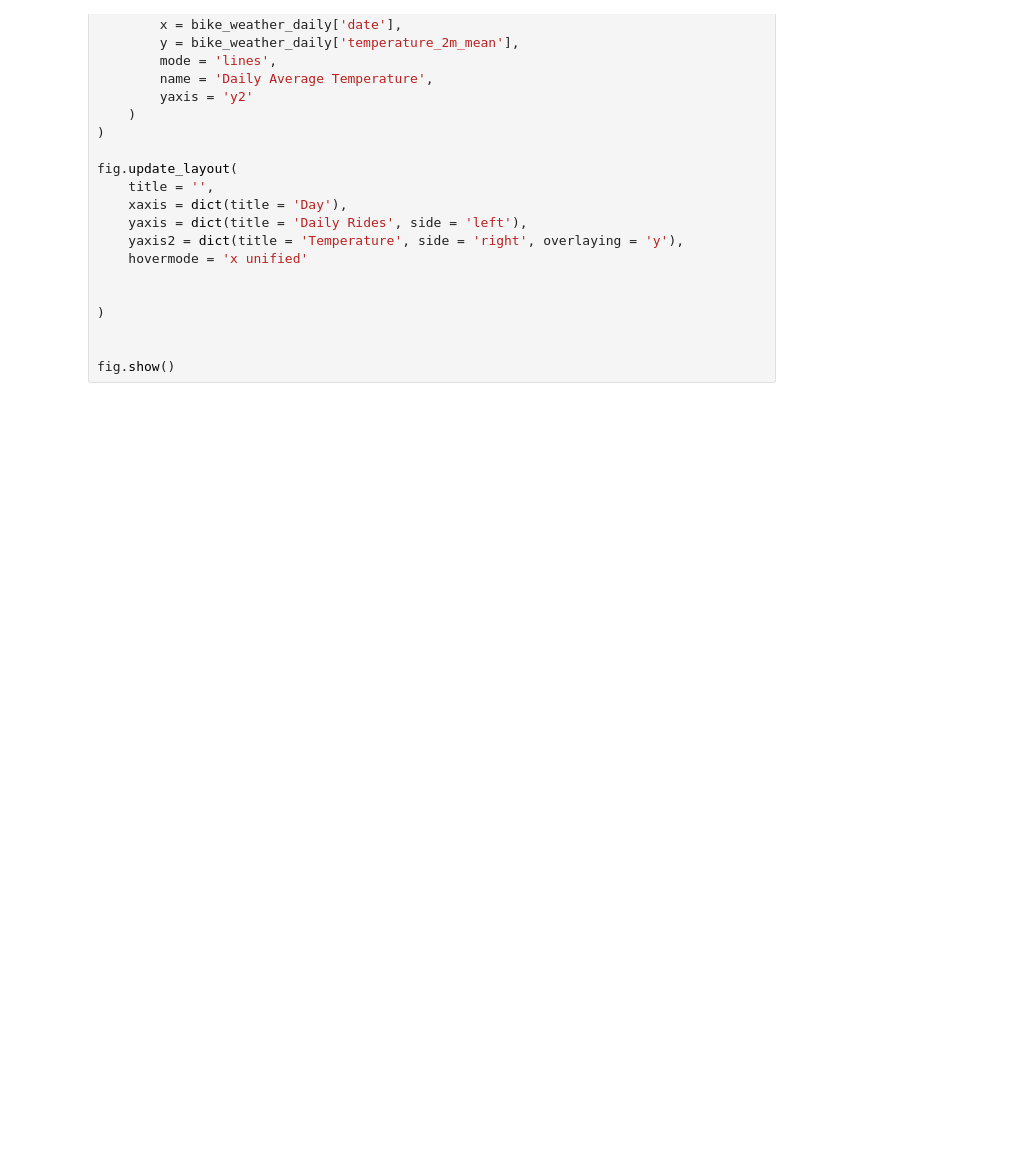
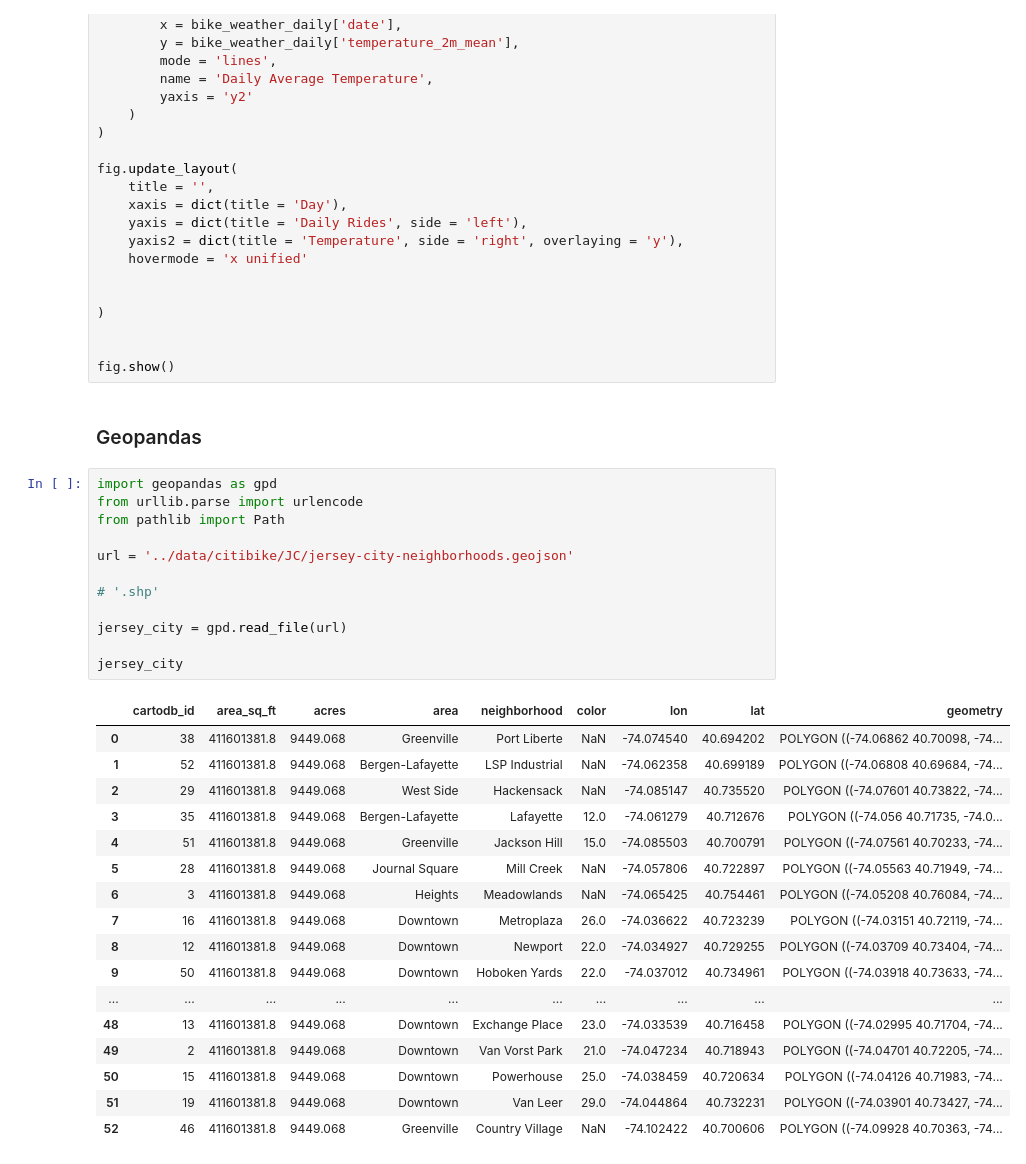
Before and after one commit to hovhannisyan91/aca, a Jupyter notebook: lab/python/notebooks/Session_15_2_geonalytics.ipynb, the cells around one changed output. Cells and saved outputs as stored; diff of their text form; blank space fills up the shorter version.

```diff
--- a/lab/python/notebooks/Session_15_2_geonalytics.ipynb
+++ b/lab/python/notebooks/Session_15_2_geonalytics.ipynb
@@ -1204,3 +1224,35 @@ fig.update_layout(
 
 
 fig.show()
+# %% [markdown]
+### Geopandas
+# %%
+import geopandas as gpd
+from urllib.parse import urlencode
+from pathlib import Path
+
+url = '../data/citibike/JC/jersey-city-neighborhoods.geojson'
+
+# '.shp'
+
+jersey_city = gpd.read_file(url)
+
+jersey_city
+# %% [output]
+|  | cartodb_id | area_sq_ft | acres | area | neighborhood | color | lon | lat | geometry |
+| 0 | 38 | 411601381.8 | 9449.068 | Greenville | Port Liberte | NaN | -74.074540 | 40.694202 | POLYGON ((-74.06862 40.70098, -74... |
+| 1 | 52 | 411601381.8 | 9449.068 | Bergen-Lafayette | LSP Industrial | NaN | -74.062358 | 40.699189 | POLYGON ((-74.06808 40.69684, -74... |
+| 2 | 29 | 411601381.8 | 9449.068 | West Side | Hackensack | NaN | -74.085147 | 40.735520 | POLYGON ((-74.07601 40.73822, -74... |
+| 3 | 35 | 411601381.8 | 9449.068 | Bergen-Lafayette | Lafayette | 12.0 | -74.061279 | 40.712676 | POLYGON ((-74.056 40.71735, -74.0... |
+| 4 | 51 | 411601381.8 | 9449.068 | Greenville | Jackson Hill | 15.0 | -74.085503 | 40.700791 | POLYGON ((-74.07561 40.70233, -74... |
+| 5 | 28 | 411601381.8 | 9449.068 | Journal Square | Mill Creek | NaN | -74.057806 | 40.722897 | POLYGON ((-74.05563 40.71949, -74... |
+| 6 | 3 | 411601381.8 | 9449.068 | Heights | Meadowlands | NaN | -74.065425 | 40.754461 | POLYGON ((-74.05208 40.76084, -74... |
+| 7 | 16 | 411601381.8 | 9449.068 | Downtown | Metroplaza | 26.0 | -74.036622 | 40.723239 | POLYGON ((-74.03151 40.72119, -74... |
+| 8 | 12 | 411601381.8 | 9449.068 | Downtown | Newport | 22.0 | -74.034927 | 40.729255 | POLYGON ((-74.03709 40.73404, -74... |
+| 9 | 50 | 411601381.8 | 9449.068 | Downtown | Hoboken Yards | 22.0 | -74.037012 | 40.734961 | POLYGON ((-74.03918 40.73633, -74... |
+| ... | ... | ... | ... | ... | ... | ... | ... | ... | ... |
+| 48 | 13 | 411601381.8 | 9449.068 | Downtown | Exchange Place | 23.0 | -74.033539 | 40.716458 | POLYGON ((-74.02995 40.71704, -74... |
+| 49 | 2 | 411601381.8 | 9449.068 | Downtown | Van Vorst Park | 21.0 | -74.047234 | 40.718943 | POLYGON ((-74.04701 40.72205, -74... |
+| 50 | 15 | 411601381.8 | 9449.068 | Downtown | Powerhouse | 25.0 | -74.038459 | 40.720634 | POLYGON ((-74.04126 40.71983, -74... |
+| 51 | 19 | 411601381.8 | 9449.068 | Downtown | Van Leer | 29.0 | -74.044864 | 40.732231 | POLYGON ((-74.03901 40.73427, -74... |
+| 52 | 46 | 411601381.8 | 9449.068 | Greenville | Country Village | NaN | -74.102422 | 40.700606 | POLYGON ((-74.09928 40.70363, -74... |
```
Also changed, not shown: parts of 46 cells of this notebook.
